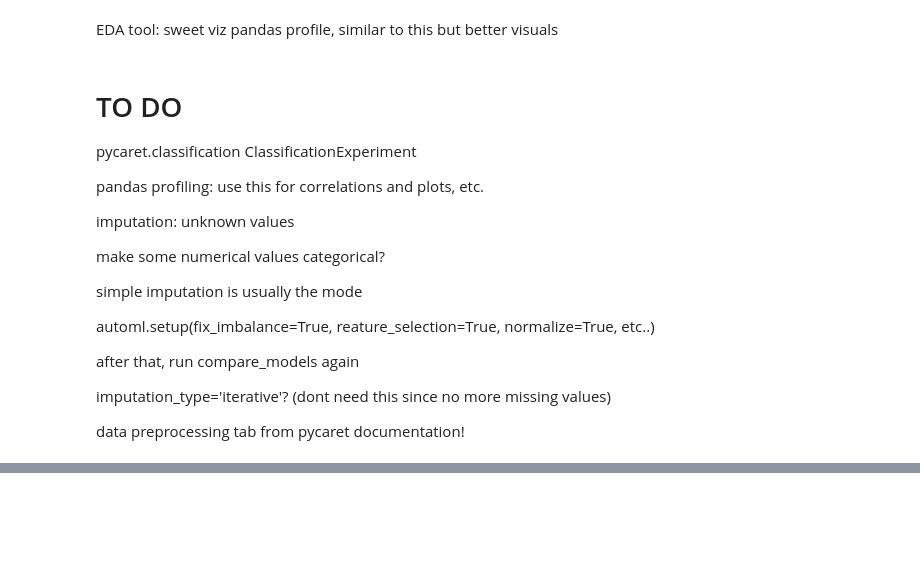
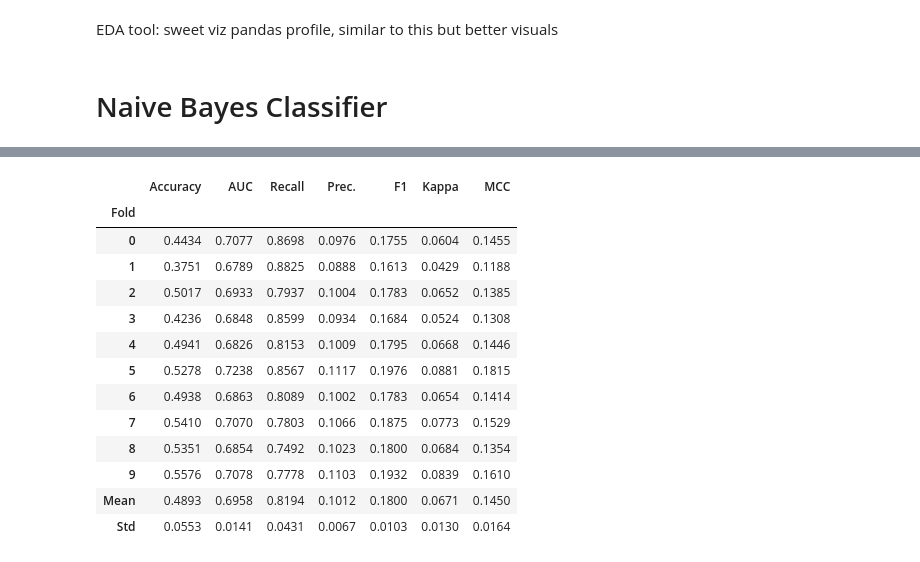
Before and after one commit to LonnyCox55/MSDS696_NHLExpectedGoalPrediction, a Jupyter notebook: main.ipynb, the cells around one changed output, grey strips where cells are left out. Saved outputs shown, nothing was run; the diff lists cells and outputs as text; code cells hidden in the pictures; blank space fills up the shorter version.

```diff
--- a/main.ipynb
+++ b/main.ipynb
@@ -649,23 +661,9 @@ pycc.plot_model(pycc_rf, plot = "threshold")
 # %%
 #pycc.plot_model(pycc_rf_tuned, plot = 'tree')
 pycc.plot_model(pycc_rf, plot = "tree")
-# %% [markdown]
-# TO DO
-
-pycaret.classification ClassificationExperiment
-
-pandas profiling: use this for correlations and plots, etc.
-
-imputation: unknown values
-
-make some numerical values categorical?
-
-simple imputation is usually the mode
-
-automl.setup(fix_imbalance=True, reature_selection=True, normalize=True, etc..)
-
-after that, run compare_models again
-
-imputation_type='iterative'? (dont need this since no more missing values)
-
-data preprocessing tab from pycaret documentation!
+# %% [markdown]
+# Naive Bayes Classifier
+# %%
+# Create Naive Bayes Pycaret model
+pycc_nb = pycc.create_model('nb')
+# %% [output]
@@ -671,0 +671,14 @@ data preprocessing tab from pycaret documentation!
+|  | Accuracy | AUC | Recall | Prec. | F1 | Kappa | MCC |
+| Fold |  |  |  |  |  |  |  |
+| 0 | 0.4434 | 0.7077 | 0.8698 | 0.0976 | 0.1755 | 0.0604 | 0.1455 |
+| 1 | 0.3751 | 0.6789 | 0.8825 | 0.0888 | 0.1613 | 0.0429 | 0.1188 |
+| 2 | 0.5017 | 0.6933 | 0.7937 | 0.1004 | 0.1783 | 0.0652 | 0.1385 |
+| 3 | 0.4236 | 0.6848 | 0.8599 | 0.0934 | 0.1684 | 0.0524 | 0.1308 |
+| 4 | 0.4941 | 0.6826 | 0.8153 | 0.1009 | 0.1795 | 0.0668 | 0.1446 |
+| 5 | 0.5278 | 0.7238 | 0.8567 | 0.1117 | 0.1976 | 0.0881 | 0.1815 |
+| 6 | 0.4938 | 0.6863 | 0.8089 | 0.1002 | 0.1783 | 0.0654 | 0.1414 |
+| 7 | 0.5410 | 0.7070 | 0.7803 | 0.1066 | 0.1875 | 0.0773 | 0.1529 |
+| 8 | 0.5351 | 0.6854 | 0.7492 | 0.1023 | 0.1800 | 0.0684 | 0.1354 |
+| 9 | 0.5576 | 0.7078 | 0.7778 | 0.1103 | 0.1932 | 0.0839 | 0.1610 |
+| Mean | 0.4893 | 0.6958 | 0.8194 | 0.1012 | 0.1800 | 0.0671 | 0.1450 |
+| Std | 0.0553 | 0.0141 | 0.0431 | 0.0067 | 0.0103 | 0.0130 | 0.0164 |
```
Also changed, not shown: parts of 11 cells of this notebook.
